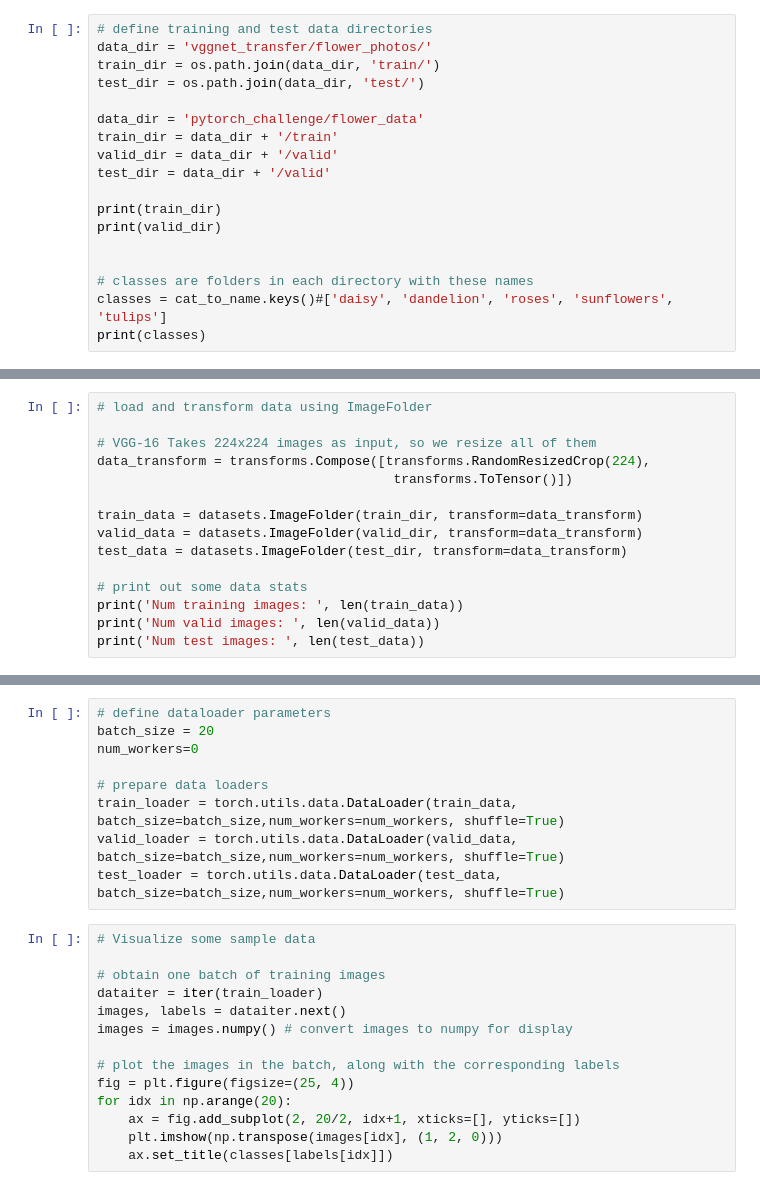
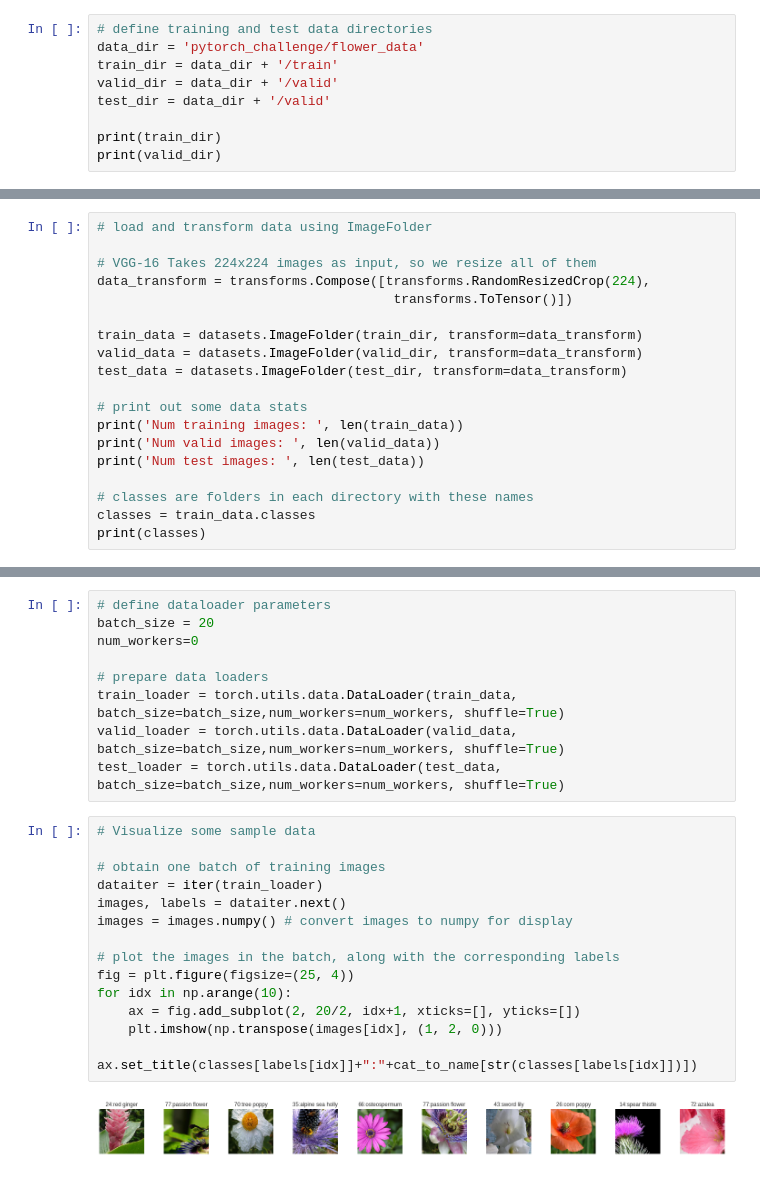
Before and after one commit to perfalcon/pytorch_challenge, a Jupyter notebook: Untitled1.ipynb, the cells around one changed output, grey strips where cells are left out. Drawn from its saved outputs; the diff is of its cells as text.

```diff
--- a/Untitled1.ipynb
+++ b/Untitled1.ipynb
@@ -97,10 +118,6 @@ with open('pytorch_challenge/cat_to_name.json', 'r') as f:
     cat_to_name = json.load(f)
 # %%
 # define training and test data directories
-data_dir = 'vggnet_transfer/flower_photos/'
-train_dir = os.path.join(data_dir, 'train/')
-test_dir = os.path.join(data_dir, 'test/')
-
 data_dir = 'pytorch_challenge/flower_data'
 train_dir = data_dir + '/train'
 valid_dir = data_dir + '/valid'
@@ -108,8 +125,3 @@ test_dir = data_dir + '/valid'
 
 print(train_dir)
 print(valid_dir)
-
-
-# classes are folders in each directory with these names
-classes = cat_to_name.keys()#['daisy', 'dandelion', 'roses', 'sunflowers', 'tulips']
-print(classes)
@@ -128,3 +144,7 @@ test_data = datasets.ImageFolder(test_dir, transform=data_transform)
 print('Num training images: ', len(train_data))
 print('Num valid images: ', len(valid_data))
 print('Num test images: ', len(test_data))
+
+# classes are folders in each directory with these names
+classes = train_data.classes
+print(classes)
@@ -140,14 +165,16 @@ test_loader = torch.utils.data.DataLoader(test_data, batch_size=batch_size,num_w
 # %%
 # Visualize some sample data
 
 # obtain one batch of training images
 dataiter = iter(train_loader)
 images, labels = dataiter.next()
 images = images.numpy() # convert images to numpy for display
 
 # plot the images in the batch, along with the corresponding labels
 fig = plt.figure(figsize=(25, 4))
-for idx in np.arange(20):
+for idx in np.arange(10):
     ax = fig.add_subplot(2, 20/2, idx+1, xticks=[], yticks=[])
     plt.imshow(np.transpose(images[idx], (1, 2, 0)))
-    ax.set_title(classes[labels[idx]])
+    ax.set_title(classes[labels[idx]]+":"+cat_to_name[str(classes[labels[idx]])])
+# %% [output]
+[figure, added]
```
Also changed, not shown: parts of 5 cells of this notebook.
